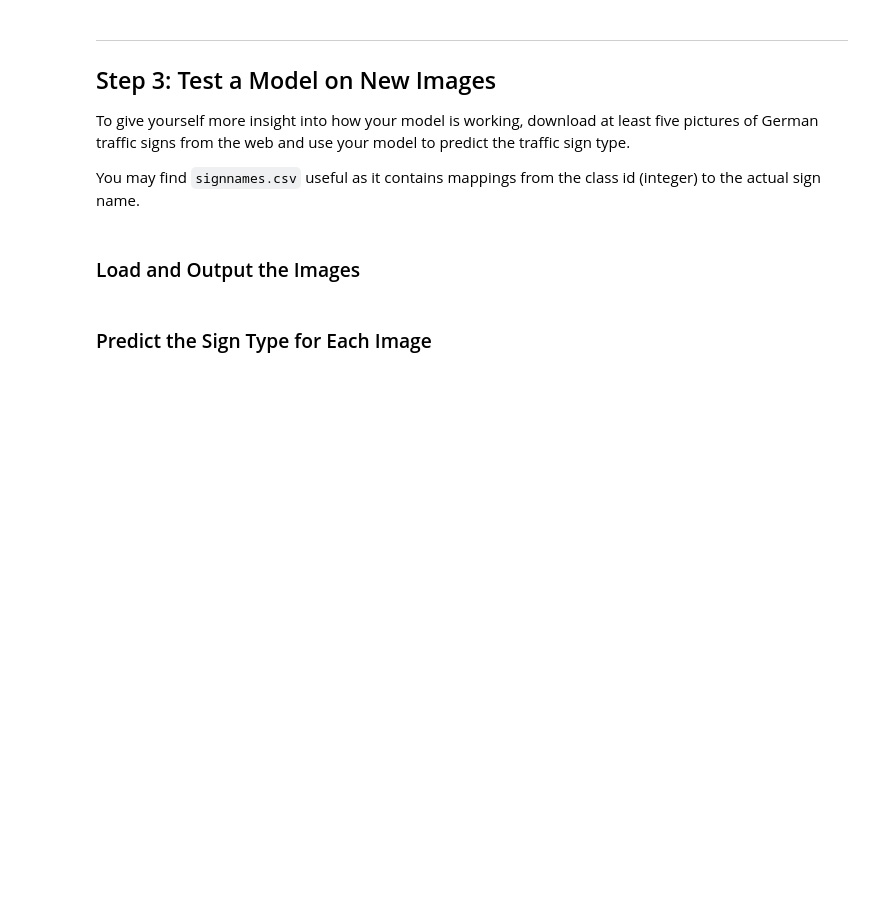
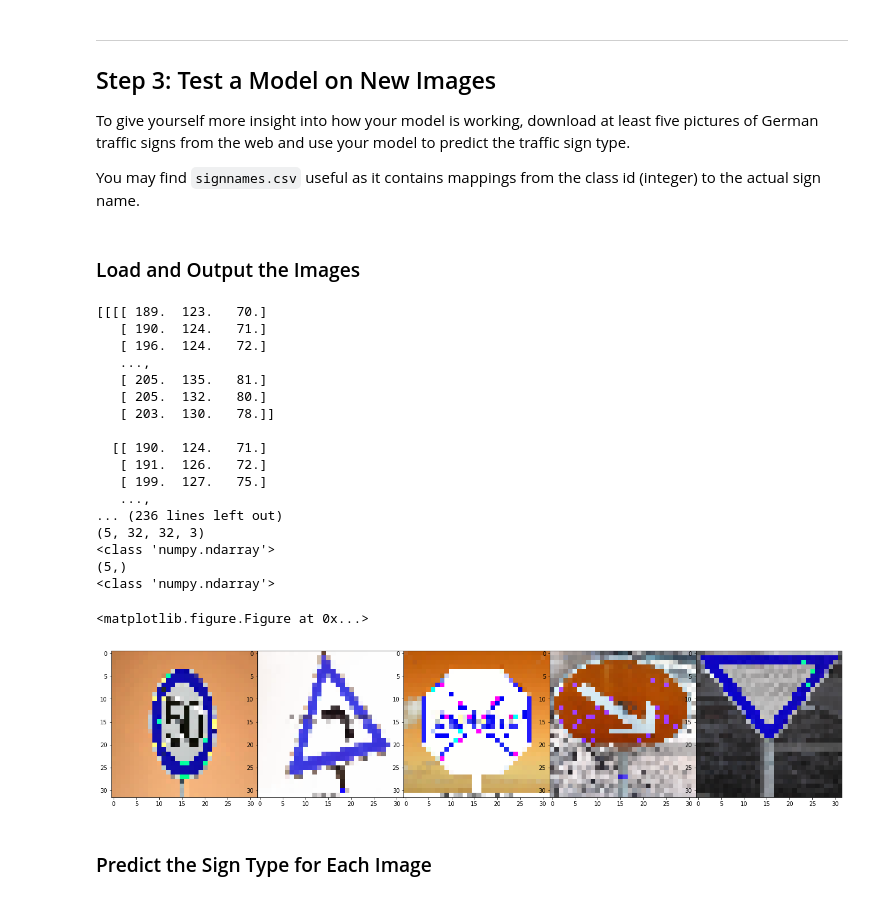
Before and after one commit to IanBoyanZhang/CarND-Traffic-Sign-Classifier-Project, a Jupyter notebook: Traffic_Sign_Classifier.ipynb, the cells around one changed output. Cells and saved outputs as stored; diff of their text form; code cells hidden in the pictures; blank space fills up the shorter version.

```diff
--- a/Traffic_Sign_Classifier.ipynb
+++ b/Traffic_Sign_Classifier.ipynb
@@ -319,7 +336,7 @@ def img_to_grayscale(img_tensor):
 def normalize(img_tensor):
     img_normalized = np.ndarray(shape=(len(img_tensor), 32, 32, CHANNEL), dtype=np.float16)
     for i in range(0, len(img_tensor)):
-        img_normalized[i, :, :, :] = img_tensor[i, :, :, :] - 128./128
+        img_normalized[i, :, :, :] = (img_tensor[i, :, :, :] - 128.)/128
 #         How to do type conversion correctly?
     img_normalized.astype('uint8')
     return img_normalized
@@ -560,37 +579,70 @@ You may find `signnames.csv` useful as it contains mappings from the class id (i
 # %%
 ### Load the images and plot them here.
 ### Feel free to use as many code cells as needed.
-import cv2
-import matplotlib.pyplot as plt
+# import cv2
+# import matplotlib.pyplot as plt
 # Visualizations will be shown in the notebook.
-%matplotlib inline
-import numpy as np
+# %matplotlib inline
+# import numpy as np
 
-new_files = ['pack/arrow.jpg',
-             'pack/blue.jpg',
-             'pack/red.jpg',
-             'pack/red2.jpg',
+new_files = ['pack/50.jpg',
+             'pack/curve.jpg',
+             'pack/stop.jpg',
+             'pack/keep_right.jpg',
              'pack/yield.jpg']
+y_test_online = [2, 19, 14, 38, 13]
+y_test_online = np.asarray(y_test_online, dtype=np.uint8)
 
 # is color
 img_list = []
 for i in range(len(new_files)):
     img_list.append(cv2.imread(new_files[i], 1))
 
 img_resized_list = []
 for i in range(len(new_files)):
     img_resized_list.append(cv2.resize(img_list[i], (32, 32), interpolation=cv2.INTER_CUBIC))
 
-X_test_onlineeva = np.asarray(img_resized_list)
-# print(img_resized_list[i].shape)
-# print(img_resized_list)
+X_test_online = np.asarray(img_resized_list)
 
-# res = np.asarray(img_resized_list[0])
-# print(res.shape)
+if NORMALIZE:
+    X_test_online = normalize(X_test_online)
 
-# plt.figure()
-# # print(img_resized_list[0][:, :, 1])
-# plt.imshow(img_resized_list[0])
+# print(X_test_online)
+plt.figure()
+fig5, axs1 = plt.subplots(1,5, figsize=(23, 15), facecolor='w', edgecolor='k')
+fig5.subplots_adjust(hspace = .5, wspace=.001)
+axs1 = axs1.ravel()
+
+
+for i in range(len(X_test_online)):
+    axs1[i].imshow(np.asarray(X_test_online[i], dtype=np.uint8))
+
+print(X_test_online.shape)
+print(type(X_test_online))
+
+print(y_test_online.shape)
+print(type(y_test_online))
+# print(y_test_online[0: 12])
+# %% [output]
+[[[[ 189.  123.   70.]
+   [ 190.  124.   71.]
+   [ 196.  124.   72.]
+   ...,
+   [ 205.  135.   81.]
+   [ 205.  132.   80.]
+   [ 203.  130.   78.]]
+
+  [[ 190.  124.   71.]
+   [ 191.  126.   72.]
+   [ 199.  127.   75.]
+   ...,
+... (236 lines left out)
+(5, 32, 32, 3)
+<class 'numpy.ndarray'>
+(5,)
+<class 'numpy.ndarray'>
+<matplotlib.figure.Figure at 0x...>
+[figure, added]
 # %% [markdown]
 ### Predict the Sign Type for Each Image
 # %%
```
Also changed, not shown: parts of 9 cells of this notebook.
